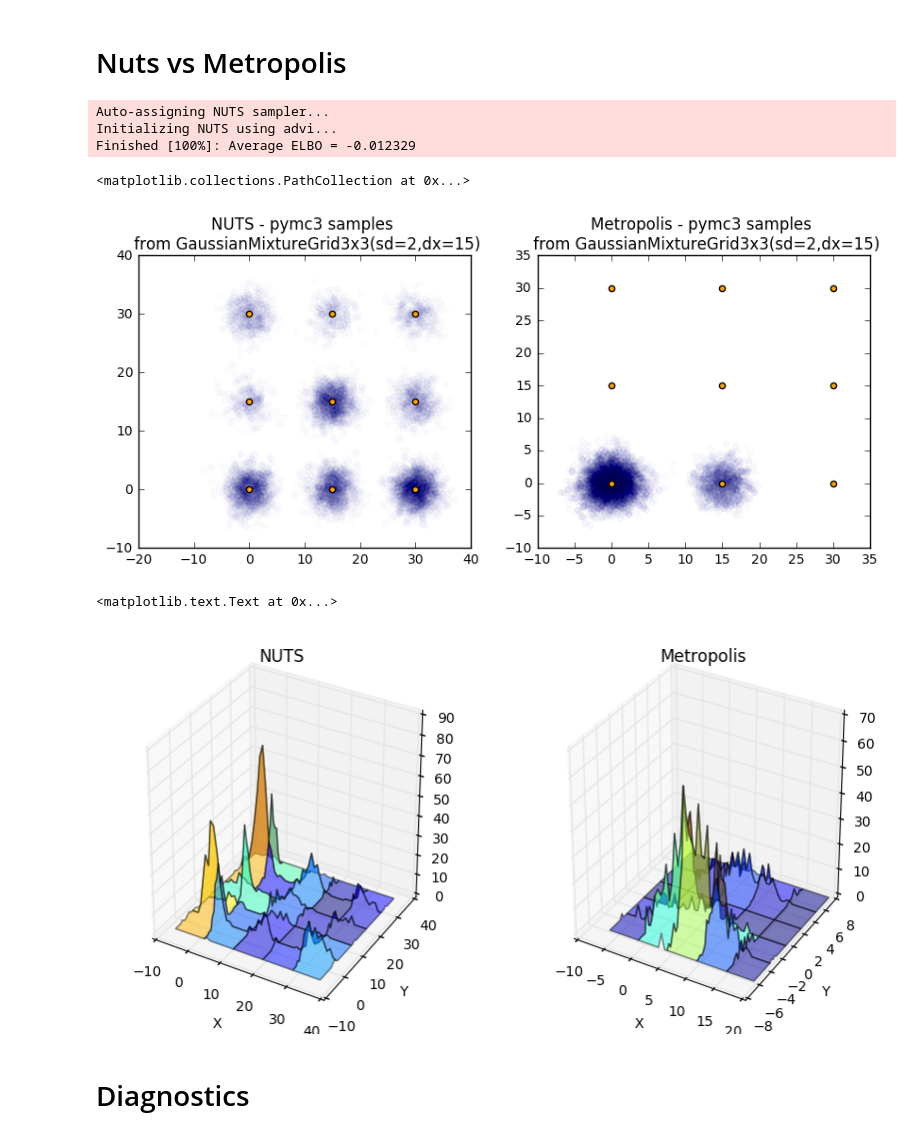
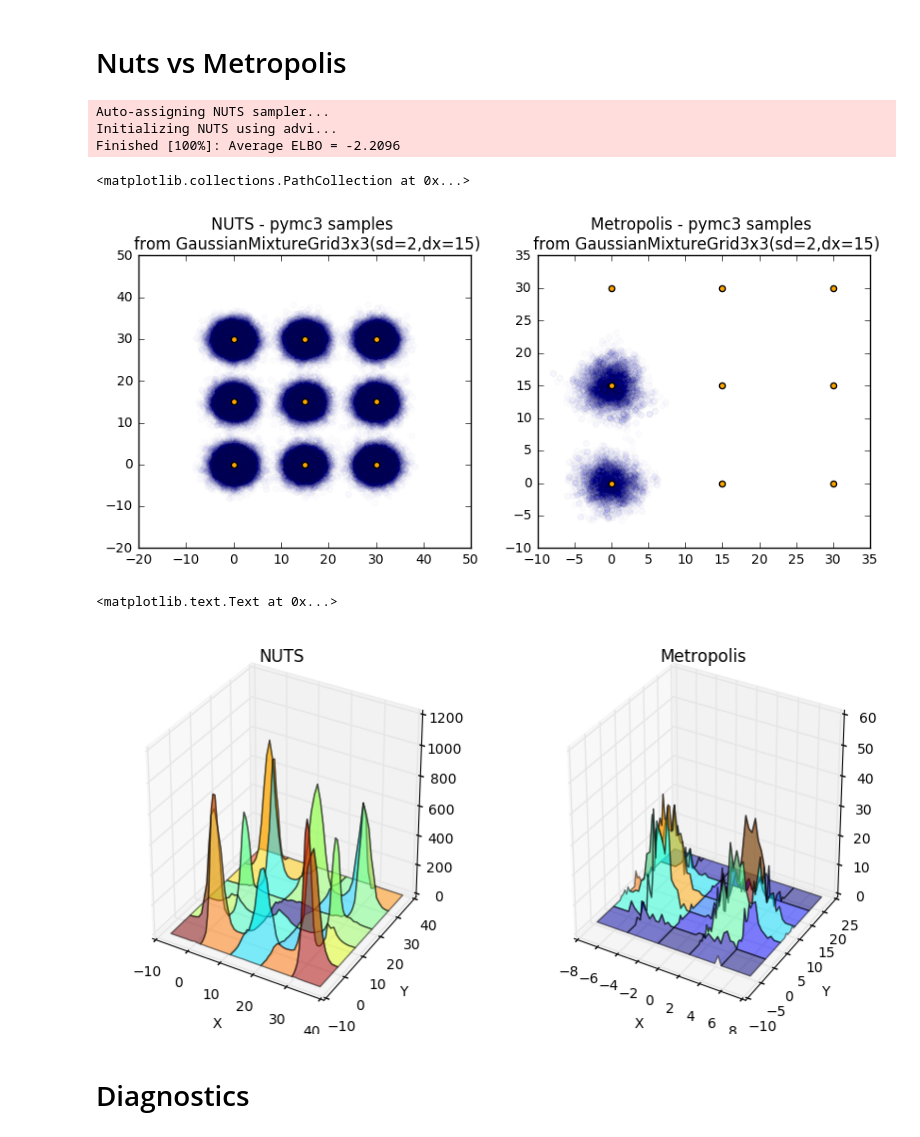
Before and after one commit to asross/cs205-project, a Jupyter notebook: datasets/metropolis_diagnostics.ipynb, the cells around one changed output. Cells and saved outputs as stored; diff of their text form; code cells hidden in the pictures.

```diff
--- a/datasets/metropolis_diagnostics.ipynb
+++ b/datasets/metropolis_diagnostics.ipynb
@@ -47,7 +48,7 @@ plt.show()
 # %% [markdown]
 # Nuts vs Metropolis
 # %%
-N_SAMPLES = 10000
+N_SAMPLES = 200000
 N_JOBS = 1
 
 # NUTS
@@ -57,7 +58,7 @@ with pm.Model() as model_nuts:
 # %% [output]
 Auto-assigning NUTS sampler...
 Initializing NUTS using advi...
-Finished [100%]: Average ELBO = -0.012329
+Finished [100%]: Average ELBO = -2.2096
 # %%
 # METROPOLIS
 with pm.Model() as model_metropolis:
@@ -77,31 +78,31 @@ plt.scatter(*trace_metropolis[gri2d.name].T, alpha=0.01)
 plt.scatter(*gri2d.means.T, c='orange')
 # %% [output]
 <matplotlib.collections.PathCollection at 0x...>
-[figure, old version]
+[figure, new version]
 # %%
 fig = plt.figure(figsize=(10,5))
 
 ax = fig.add_subplot(1, 2, 1, projection='3d')
 
 H, xbins, ybins = np.histogram2d(*trace_nuts[gri2d.name].T, bins=50)
 X, Y = np.meshgrid(xbins[1:], ybins[1:])
-ax.plot_surface(X, Y, H, cmap=cm.jet, alpha=.5)
+ax.plot_surface(X, Y, H, cmap=plt.cm.jet, alpha=.5)
 # ax.plot_surface(X, Y, H, cmap=cm.jet, alpha=.7, rstride=20, cstride=20)
 ax.set_title("NUTS")
 ax.set_xlabel("X")
 ax.set_ylabel("Y")
 
 ax = fig.add_subplot(1, 2, 2, projection='3d')
 H, xbins, ybins = np.histogram2d(*trace_metropolis[gri2d.name].T, bins=50)
 X, Y = np.meshgrid(xbins[1:], ybins[1:])
-ax.plot_surface(X, Y, H, cmap=cm.jet, alpha=.5)
+ax.plot_surface(X, Y, H, cmap=plt.cm.jet, alpha=.5)
 # ax.plot_surface(X, Y, H, cmap=cm.jet, alpha=.7, rstride=20, cstride=20)
 ax.set_title("Metropolis")
 ax.set_xlabel("X")
 ax.set_ylabel("Y")
 # %% [output]
 <matplotlib.text.Text at 0x...>
-[figure, old version]
+[figure, new version]
 # %% [markdown]
 # Diagnostics
 # %% [markdown]
```
Also changed, not shown: parts of 30 cells of this notebook.
